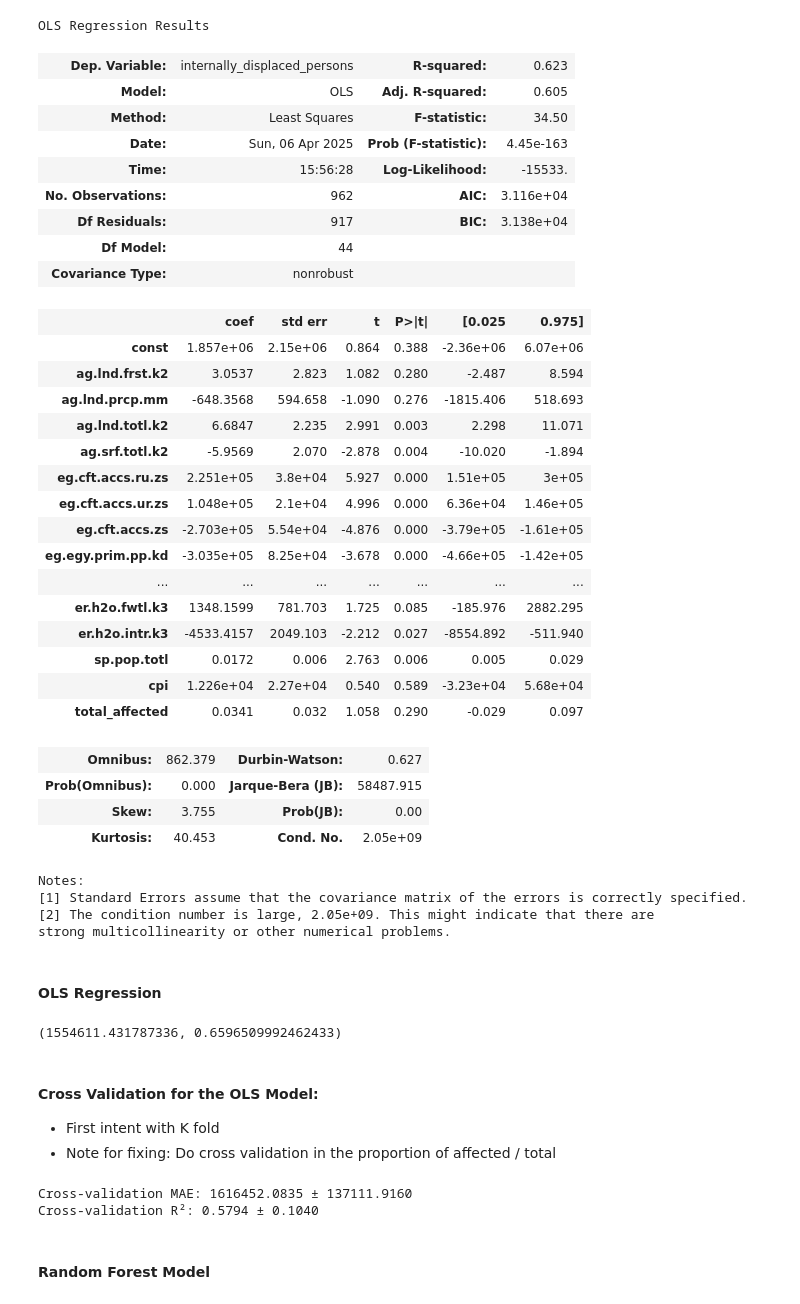
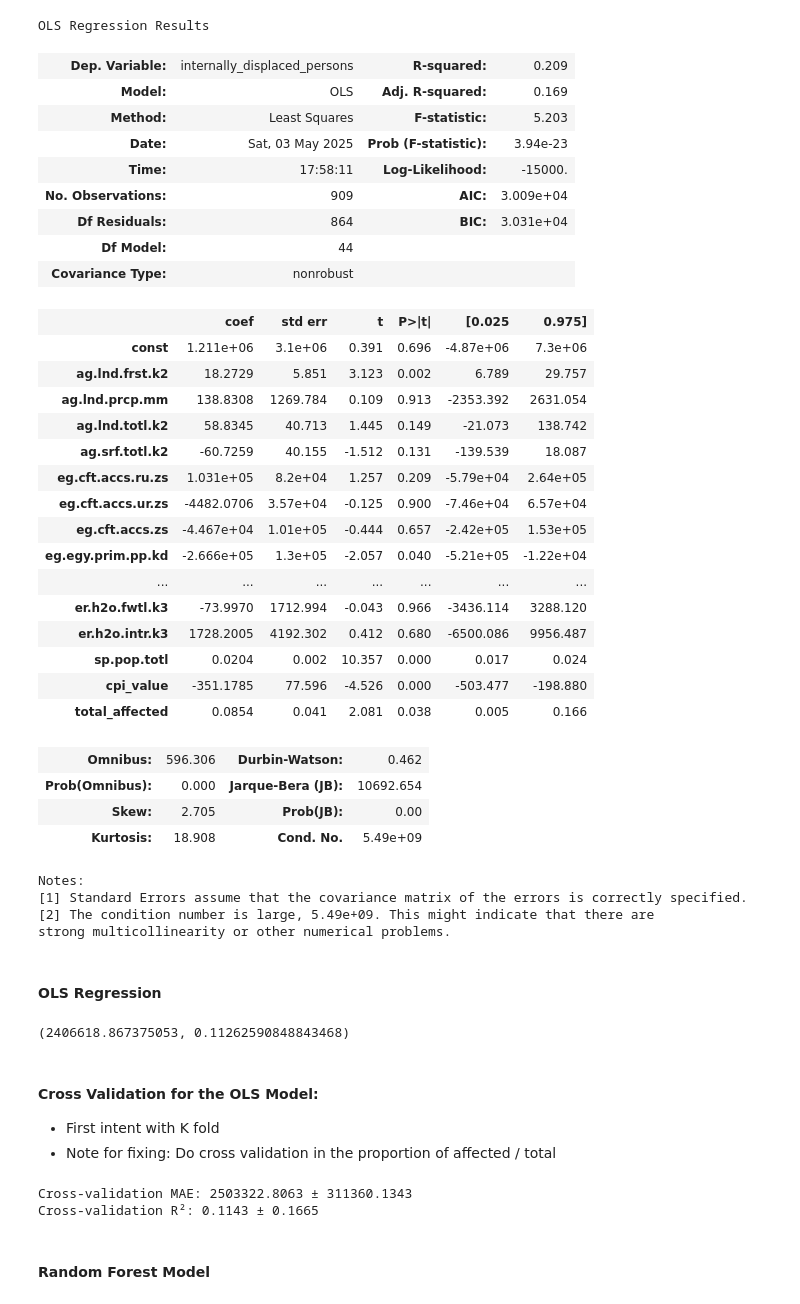
Before and after one commit to emijlop/climate-migration-project, a Jupyter notebook: 003_crossval_elena.ipynb, the cells around one changed output. Saved outputs shown, nothing was run; the diff lists cells and outputs as text; code cells hidden in the pictures.

```diff
--- a/003_crossval_elena.ipynb
+++ b/003_crossval_elena.ipynb
@@ -120,7 +126,7 @@ env_factors = [
        'en.ghg.n2o.pi.mt.ce.ar5', 'en.ghg.n2o.tr.mt.ce.ar5',
        'en.ghg.n2o.wa.mt.ce.ar5', 'er.fsh.aqua.mt', 'er.fsh.capt.mt',
        'er.fsh.prod.mt', 'er.h2o.fwtl.k3', 'er.h2o.intr.k3', 'sp.pop.totl',
-       'cpi', 'total_affected']
+       'cpi_value', 'total_affected']
 
 #impute mean to nas in env_factors
 
@@ -143,62 +149,62 @@ X = sm.add_constant(X)
 # Fit the regression model
 model = sm.OLS(y, X).fit()
 
 # Display model summary
 model.summary()
 # %% [output]
 The behavior will change in pandas 3.0. This inplace method will never work because the intermediate object on which we are setting values always behaves as a copy.
 
 For example, when doing 'df[col].method(value, inplace=True)', try using 'df.method({col: value}, inplace=True)' or df[col] = df[col].method(value) instead, to perform the operation inplace on the ori ...
 
 
   df[col].fillna(df[col].mean(), inplace=True)
 A value is trying to be set on a copy of a slice from a DataFrame
 
 See the caveats in the documentation: https://pandas.pydata.org/pandas-docs/stable/user_guide/indexing.html#returning-a-view-versus-a-copy
   df[col].fillna(df[col].mean(), inplace=True)
 The behavior will change in pandas 3.0. This inplace method will never work because the intermediate object on which we are setting values always behaves as a copy.
 
 For example, when doing 'df[col].method(value, inplace=True)', try using 'df.method({col: value}, inplace=True)' or df[col] = df[col].method(value) instead, to perform the operation inplace on the ori ...
 
 
   df[col].fillna(0, inplace=True)
 A value is trying to be set on a copy of a slice from a DataFrame
 
 See the caveats in the documentation: https://pandas.pydata.org/pandas-docs/stable/user_guide/indexing.html#returning-a-view-versus-a-copy
   df[col].fillna(0, inplace=True)
 OLS Regression Results
-| Dep. Variable: | internally_displaced_persons | R-squared: | 0.623 |
-| Model: | OLS | Adj. R-squared: | 0.605 |
-| Method: | Least Squares | F-statistic: | 34.50 |
-| Date: | Sun, 06 Apr 2025 | Prob (F-statistic): | 4.45e-163 |
-| Time: | 15:56:28 | Log-Likelihood: | -15533. |
-| No. Observations: | 962 | AIC: | 3.116e+04 |
-| Df Residuals: | 917 | BIC: | 3.138e+04 |
+| Dep. Variable: | internally_displaced_persons | R-squared: | 0.209 |
+| Model: | OLS | Adj. R-squared: | 0.169 |
+| Method: | Least Squares | F-statistic: | 5.203 |
+| Date: | Sat, 03 May 2025 | Prob (F-statistic): | 3.94e-23 |
+| Time: | 17:58:11 | Log-Likelihood: | -15000. |
+| No. Observations: | 909 | AIC: | 3.009e+04 |
+| Df Residuals: | 864 | BIC: | 3.031e+04 |
 | Df Model: | 44 |  |  |
 | Covariance Type: | nonrobust |  |  |
 |  | coef | std err | t | P>|t| | [0.025 | 0.975] |
-| const | 1.857e+06 | 2.15e+06 | 0.864 | 0.388 | -2.36e+06 | 6.07e+06 |
-| ag.lnd.frst.k2 | 3.0537 | 2.823 | 1.082 | 0.280 | -2.487 | 8.594 |
-| ag.lnd.prcp.mm | -648.3568 | 594.658 | -1.090 | 0.276 | -1815.406 | 518.693 |
-| ag.lnd.totl.k2 | 6.6847 | 2.235 | 2.991 | 0.003 | 2.298 | 11.071 |
-| ag.srf.totl.k2 | -5.9569 | 2.070 | -2.878 | 0.004 | -10.020 | -1.894 |
-| eg.cft.accs.ru.zs | 2.251e+05 | 3.8e+04 | 5.927 | 0.000 | 1.51e+05 | 3e+05 |
-| eg.cft.accs.ur.zs | 1.048e+05 | 2.1e+04 | 4.996 | 0.000 | 6.36e+04 | 1.46e+05 |
-| eg.cft.accs.zs | -2.703e+05 | 5.54e+04 | -4.876 | 0.000 | -3.79e+05 | -1.61e+05 |
-| eg.egy.prim.pp.kd | -3.035e+05 | 8.25e+04 | -3.678 | 0.000 | -4.66e+05 | -1.42e+05 |
+| const | 1.211e+06 | 3.1e+06 | 0.391 | 0.696 | -4.87e+06 | 7.3e+06 |
+| ag.lnd.frst.k2 | 18.2729 | 5.851 | 3.123 | 0.002 | 6.789 | 29.757 |
+| ag.lnd.prcp.mm | 138.8308 | 1269.784 | 0.109 | 0.913 | -2353.392 | 2631.054 |
+| ag.lnd.totl.k2 | 58.8345 | 40.713 | 1.445 | 0.149 | -21.073 | 138.742 |
+| ag.srf.totl.k2 | -60.7259 | 40.155 | -1.512 | 0.131 | -139.539 | 18.087 |
+| eg.cft.accs.ru.zs | 1.031e+05 | 8.2e+04 | 1.257 | 0.209 | -5.79e+04 | 2.64e+05 |
+| eg.cft.accs.ur.zs | -4482.0706 | 3.57e+04 | -0.125 | 0.900 | -7.46e+04 | 6.57e+04 |
+| eg.cft.accs.zs | -4.467e+04 | 1.01e+05 | -0.444 | 0.657 | -2.42e+05 | 1.53e+05 |
+| eg.egy.prim.pp.kd | -2.666e+05 | 1.3e+05 | -2.057 | 0.040 | -5.21e+05 | -1.22e+04 |
 | ... | ... | ... | ... | ... | ... | ... |
-| er.h2o.fwtl.k3 | 1348.1599 | 781.703 | 1.725 | 0.085 | -185.976 | 2882.295 |
-| er.h2o.intr.k3 | -4533.4157 | 2049.103 | -2.212 | 0.027 | -8554.892 | -511.940 |
-| sp.pop.totl | 0.0172 | 0.006 | 2.763 | 0.006 | 0.005 | 0.029 |
-| cpi | 1.226e+04 | 2.27e+04 | 0.540 | 0.589 | -3.23e+04 | 5.68e+04 |
-| total_affected | 0.0341 | 0.032 | 1.058 | 0.290 | -0.029 | 0.097 |
+| er.h2o.fwtl.k3 | -73.9970 | 1712.994 | -0.043 | 0.966 | -3436.114 | 3288.120 |
+| er.h2o.intr.k3 | 1728.2005 | 4192.302 | 0.412 | 0.680 | -6500.086 | 9956.487 |
+| sp.pop.totl | 0.0204 | 0.002 | 10.357 | 0.000 | 0.017 | 0.024 |
+| cpi_value | -351.1785 | 77.596 | -4.526 | 0.000 | -503.477 | -198.880 |
+| total_affected | 0.0854 | 0.041 | 2.081 | 0.038 | 0.005 | 0.166 |
-| Omnibus: | 862.379 | Durbin-Watson: | 0.627 |
-| Prob(Omnibus): | 0.000 | Jarque-Bera (JB): | 58487.915 |
-| Skew: | 3.755 | Prob(JB): | 0.00 |
-| Kurtosis: | 40.453 | Cond. No. | 2.05e+09 |
+| Omnibus: | 596.306 | Durbin-Watson: | 0.462 |
+| Prob(Omnibus): | 0.000 | Jarque-Bera (JB): | 10692.654 |
+| Skew: | 2.705 | Prob(JB): | 0.00 |
+| Kurtosis: | 18.908 | Cond. No. | 5.49e+09 |
 Notes:
 [1] Standard Errors assume that the covariance matrix of the errors is correctly specified.
-[2] The condition number is large, 2.05e+09. This might indicate that there are
+[2] The condition number is large, 5.49e+09. This might indicate that there are
 strong multicollinearity or other numerical problems.
 # %% [markdown]
 #### OLS Regression
@@ -218,7 +224,7 @@ r2 = r2_score(y_test, y_pred)
 
 mae, r2
 # %% [output]
-(1554611.431787336, 0.6596509992462433)
+(2406618.867375053, 0.11262590848843468)
 # %% [markdown]
 #### Cross Validation for the OLS Model:
 - First intent with K fold
@@ -263,8 +269,8 @@ std_r2 = np.std(r2_scores)
 print(f"Cross-validation MAE: {avg_mae:.4f} ± {std_mae:.4f}")
 print(f"Cross-validation R²: {avg_r2:.4f} ± {std_r2:.4f}")
 # %% [output]
-Cross-validation MAE: 1616452.0835 ± 137111.9160
-Cross-validation R²: 0.5794 ± 0.1040
+Cross-validation MAE: 2503322.8063 ± 311360.1343
+Cross-validation R²: 0.1143 ± 0.1665
 # %% [markdown]
 #### Random Forest Model
 # %%
```
Also changed, not shown: parts of 11 cells of this notebook.
